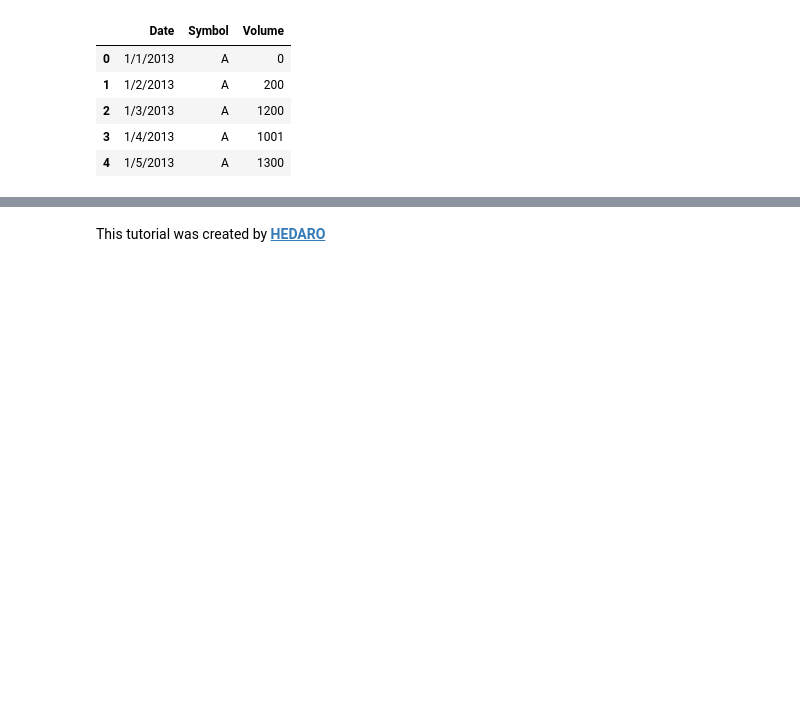
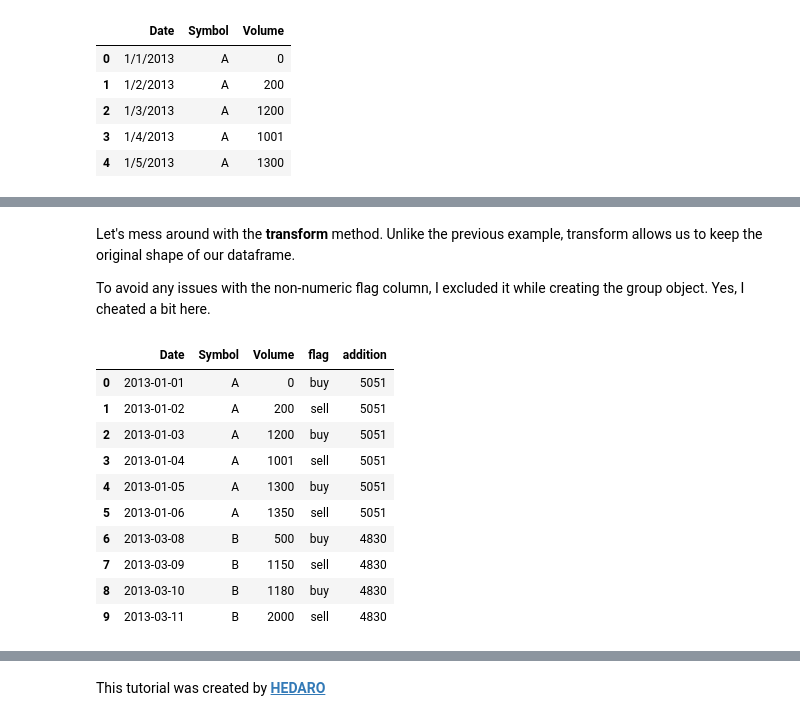
Before and after one commit to DataWranglerPro/quartz, a Jupyter notebook: content/Assets/notebooks/Group By Practice.ipynb, the cells around one changed output, grey strips where cells are left out. Cells and saved outputs as stored; diff of their text form; code cells hidden in the pictures; blank space fills up the shorter version.

```diff
--- a/content/Assets/notebooks/Group By Practice.ipynb
+++ b/content/Assets/notebooks/Group By Practice.ipynb
@@ -246,0 +114,2 @@ group.apply(test)
+# %%
+df['Date'] = pd.to_datetime(df['Date'])
@@ -246,0 +133,12 @@ group.apply(test)
+# %%
+# here are our buy and sell options
+pool = ['buy','sell']
+
+# create our data in the correct lengh
+# Since we have 2 items in the dataset, I just multiplied half of the dataset by the list. Can you think of a better solution?
+pool = pool*int(len(df)/2)
+
+# how many string did we just create?
+print('We created ' + str(len(pool)) + ' strings')
+
+pool
@@ -246,0 +164,6 @@ group.apply(test)
+# %%
+# add the new column
+df['flag'] = pool
+
+# print top 5 rows
+df.head()
@@ -246,0 +218,6 @@ group.apply(test)
+# %%
+def suma(group):
+    ''' perform a sum on the group '''
+    return group.sum(numeric_only=True)
+
+group.apply(suma, include_groups=False)
@@ -246,0 +231,27 @@ group.apply(test)
+# %% [markdown]
+Let's mess around with the **transform** method. Unlike the previous example, transform allows us to keep the original shape of our dataframe.
+
+To avoid any issues with the non-numeric flag column, I excluded it while creating the group object. Yes, I cheated a bit here.
+# %%
+# create group object
+group = df[['Symbol','Volume']].groupby('Symbol')
+
+def suma(group):
+    ''' perform a sum on the group '''
+    return group.sum(numeric_only=True)
+
+# create a new column
+df['addition'] = group.transform(suma)['Volume']
+df.head(10)
+# %% [output]
+|  | Date | Symbol | Volume | flag | addition |
+| 0 | 2013-01-01 | A | 0 | buy | 5051 |
+| 1 | 2013-01-02 | A | 200 | sell | 5051 |
+| 2 | 2013-01-03 | A | 1200 | buy | 5051 |
+| 3 | 2013-01-04 | A | 1001 | sell | 5051 |
+| 4 | 2013-01-05 | A | 1300 | buy | 5051 |
+| 5 | 2013-01-06 | A | 1350 | sell | 5051 |
+| 6 | 2013-03-08 | B | 500 | buy | 4830 |
+| 7 | 2013-03-09 | B | 1150 | sell | 4830 |
+| 8 | 2013-03-10 | B | 1180 | buy | 4830 |
+| 9 | 2013-03-11 | B | 2000 | sell | 4830 |
```
Also changed, not shown: parts of 41 cells of this notebook, 3 other files.
